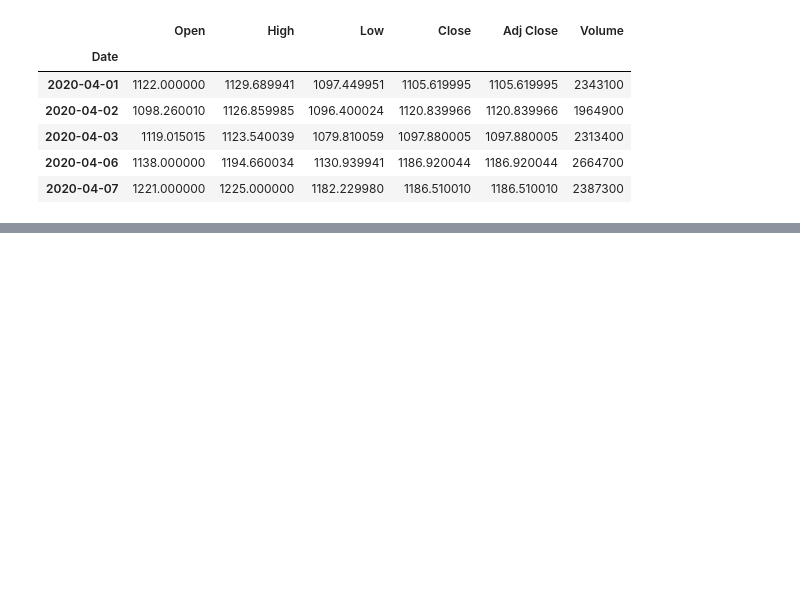
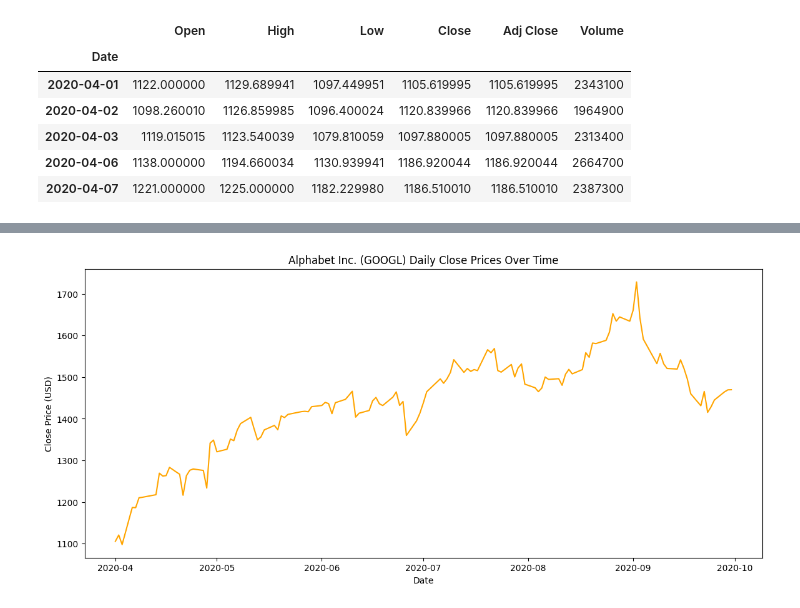
Before and after one commit to terrp/alphabet-stock-analysis, a Jupyter notebook: analysis.ipynb, the cells around one changed output, grey strips where cells are left out. Cells and saved outputs as stored; diff of their text form; code cells hidden in the pictures; blank space fills up the shorter version.

Commit message:
Time-series graph added, with trends

```diff
--- a/analysis.ipynb
+++ b/analysis.ipynb
@@ -30,0 +64,11 @@ Data shape: (127, 6)
+# %%
+# time series plot of the close prices
+plt.figure(figsize=(14, 6))
+plt.plot(df.index, df['Close'], label='Daily Close Price', color='orange')
+plt.title('Alphabet Inc. (GOOGL) Daily Close Prices Over Time')
+plt.xlabel('Date')
+plt.ylabel('Close Price (USD)')
+
+plt.show()
+# %% [output]
+[figure, added]
```
Also changed, not shown: parts of 3 cells of this notebook.
